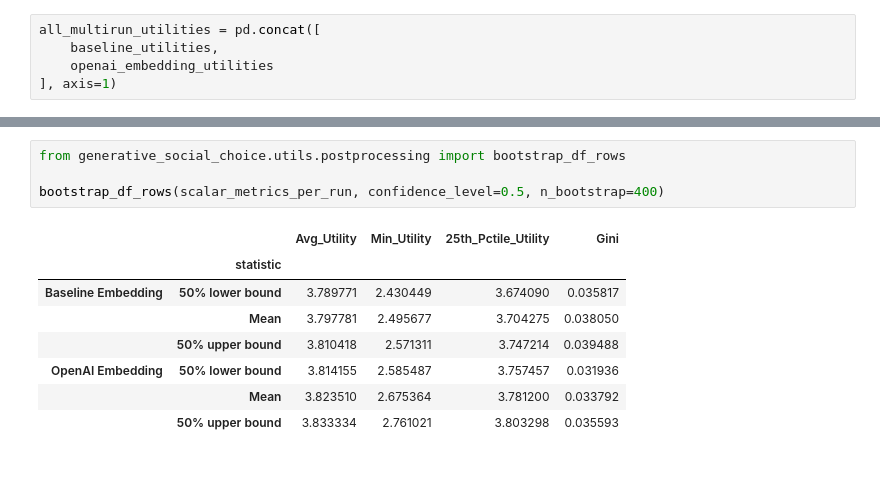
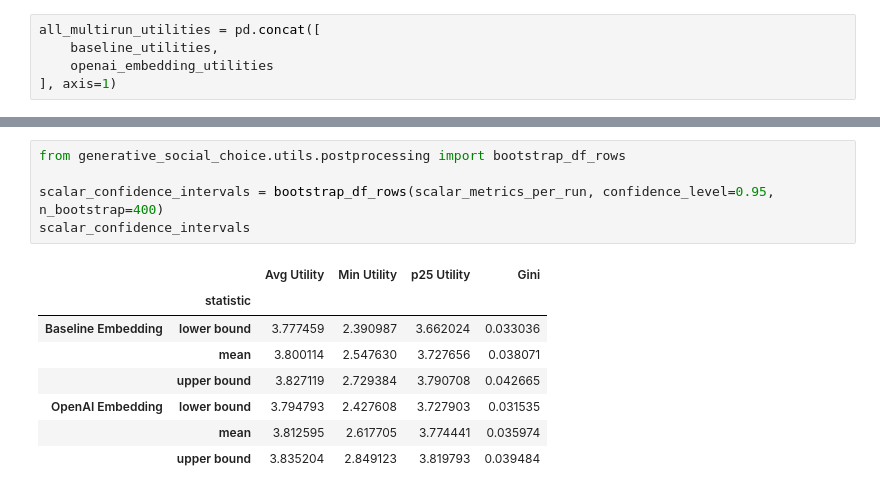
Before and after one commit to aaron-sandoval/generative_social_choice, a Jupyter notebook: generative_social_choice/plots/ablation_embeddings.ipynb, the cells around one changed output, grey strips where cells are left out. Drawn from its saved outputs; the diff is of its cells as text.

```diff
--- a/generative_social_choice/plots/ablation_embeddings.ipynb
+++ b/generative_social_choice/plots/ablation_embeddings.ipynb
@@ -186,13 +204,14 @@ scalar_metrics_per_run
 # %%
 from generative_social_choice.utils.postprocessing import bootstrap_df_rows
 
-bootstrap_df_rows(scalar_metrics_per_run, confidence_level=0.5, n_bootstrap=400)
+scalar_confidence_intervals = bootstrap_df_rows(scalar_metrics_per_run, confidence_level=0.95, n_bootstrap=400)
+scalar_confidence_intervals
 # %% [output]
-|  |  | Avg_Utility | Min_Utility | 25th_Pctile_Utility | Gini |
+|  |  | Avg Utility | Min Utility | p25 Utility | Gini |
 |  | statistic |  |  |  |  |
-| Baseline Embedding | 50% lower bound | 3.789771 | 2.430449 | 3.674090 | 0.035817 |
-|  | Mean | 3.797781 | 2.495677 | 3.704275 | 0.038050 |
-|  | 50% upper bound | 3.810418 | 2.571311 | 3.747214 | 0.039488 |
-| OpenAI Embedding | 50% lower bound | 3.814155 | 2.585487 | 3.757457 | 0.031936 |
-|  | Mean | 3.823510 | 2.675364 | 3.781200 | 0.033792 |
-|  | 50% upper bound | 3.833334 | 2.761021 | 3.803298 | 0.035593 |
+| Baseline Embedding | lower bound | 3.777459 | 2.390987 | 3.662024 | 0.033036 |
+|  | mean | 3.800114 | 2.547630 | 3.727656 | 0.038071 |
+|  | upper bound | 3.827119 | 2.729384 | 3.790708 | 0.042665 |
+| OpenAI Embedding | lower bound | 3.794793 | 2.427608 | 3.727903 | 0.031535 |
+|  | mean | 3.812595 | 2.617705 | 3.774441 | 0.035974 |
+|  | upper bound | 3.835204 | 2.849123 | 3.819793 | 0.039484 |
```
Also changed, not shown: parts of 8 cells of this notebook.
